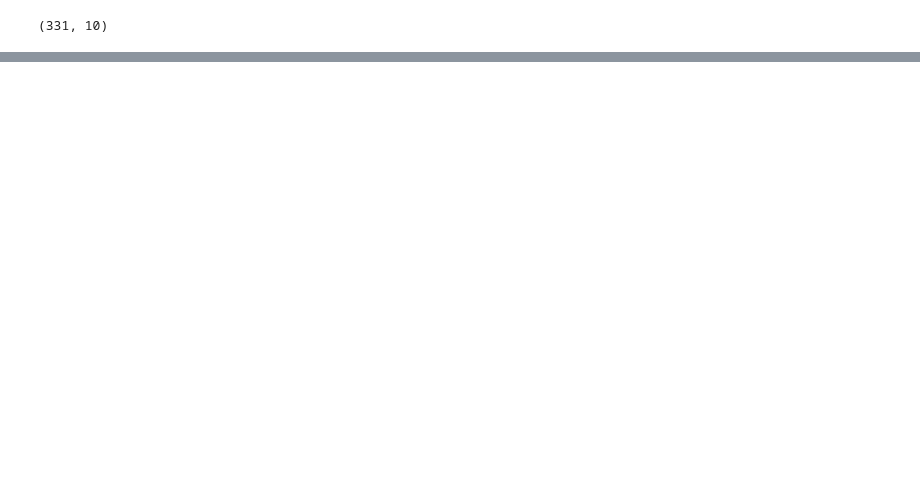
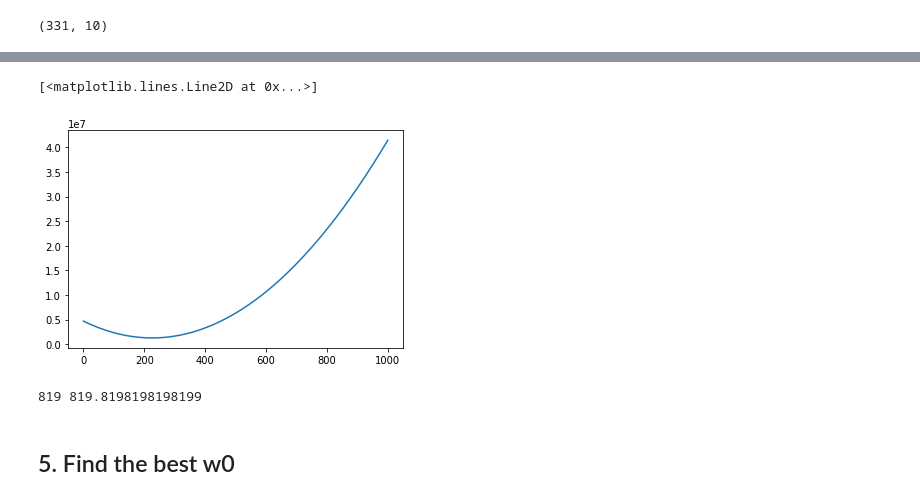
Before and after one commit to Ice-Jeffrey/ML2019, a Jupyter notebook: Homework/Week5/linear.ipynb, the cells around one changed output, grey strips where cells are left out. Drawn from its saved outputs; the diff is of its cells as text; code cells hidden in the pictures; blank space fills up the shorter version.

```diff
--- a/Homework/Week5/linear.ipynb
+++ b/Homework/Week5/linear.ipynb
@@ -40,0 +44,8 @@ dtype: float64
+# %%
+def loss(rx, ry, w):
+    m = len(rx)
+    sse = 0.
+    for j in range(m):
+        y = w[0] + w[1] * rx[j]
+        sse += (ry[j] - y) ** 2
+    return sse
@@ -75,0 +61,9 @@ plt.show()
+# %%
+rx = np.array(X_train['bmi'])
+ry = np.array(y_train)
+# %%
+w1 = np.linspace(0, 1000, 1000)
+# %%
+errors = []
+for i in range(len(w1)):
+    errors.append(loss(rx, ry, [1, w1[i]]))
@@ -75,0 +90,14 @@ plt.show()
+# %%
+samples = np.linspace(0,1000, 1000)
+plt.plot(samples, errors)
+# %% [output]
+[<matplotlib.lines.Line2D at 0x...>]
+[figure, added]
+# %%
+w1_index = np.argmin(errors)
+k = w1[w1_index]
+print(w1_index, k)
+# %% [output]
+819 819.8198198198199
+# %% [markdown]
+## 5. Find the best w0
```
Also changed, not shown: parts of 22 cells of this notebook, 5 other files.
